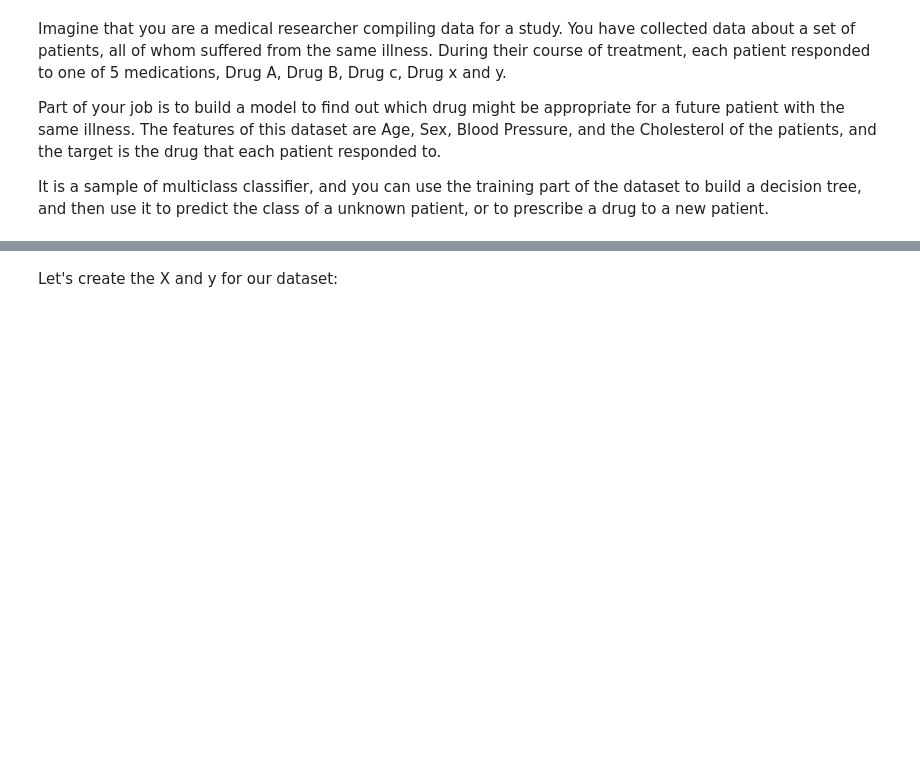
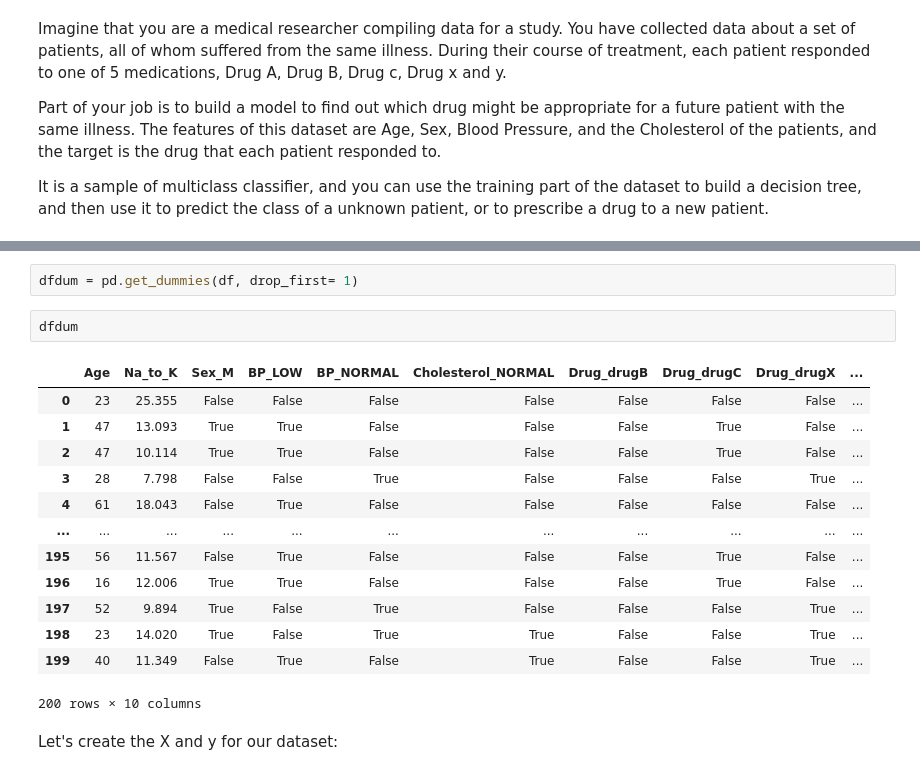
Before and after one commit to MassGH2023/Supervised-Machine-Learning-Classification, a Jupyter notebook: Ramdom_forest.ipynb, the cells around one changed output, grey strips where cells are left out. Drawn from its saved outputs; the diff is of its cells as text; blank space fills up the shorter version.

```diff
--- a/Ramdom_forest.ipynb
+++ b/Ramdom_forest.ipynb
@@ -343,3 +598,21 @@ df.head()
+# %%
+dfdum = pd.get_dummies(df, drop_first= 1)
+# %%
+dfdum
+# %% [output]
+|  | Age | Na_to_K | Sex_M | BP_LOW | BP_NORMAL | Cholesterol_NORMAL | Drug_drugB | Drug_drugC | Drug_drugX | ... |
+| 0 | 23 | 25.355 | False | False | False | False | False | False | False | ... |
+| 1 | 47 | 13.093 | True | True | False | False | False | True | False | ... |
+| 2 | 47 | 10.114 | True | True | False | False | False | True | False | ... |
+| 3 | 28 | 7.798 | False | False | True | False | False | False | True | ... |
+| 4 | 61 | 18.043 | False | True | False | False | False | False | False | ... |
+| ... | ... | ... | ... | ... | ... | ... | ... | ... | ... | ... |
+| 195 | 56 | 11.567 | False | True | False | False | False | True | False | ... |
+| 196 | 16 | 12.006 | True | True | False | False | False | True | False | ... |
+| 197 | 52 | 9.894 | True | False | True | False | False | False | True | ... |
+| 198 | 23 | 14.020 | True | False | True | True | False | False | True | ... |
+| 199 | 40 | 11.349 | False | True | False | True | False | False | True | ... |
+200 rows × 10 columns
 # %% [markdown]
 Let's create the X and y for our dataset:
 # %%
```
Also changed, not shown: parts of 56 cells of this notebook.
